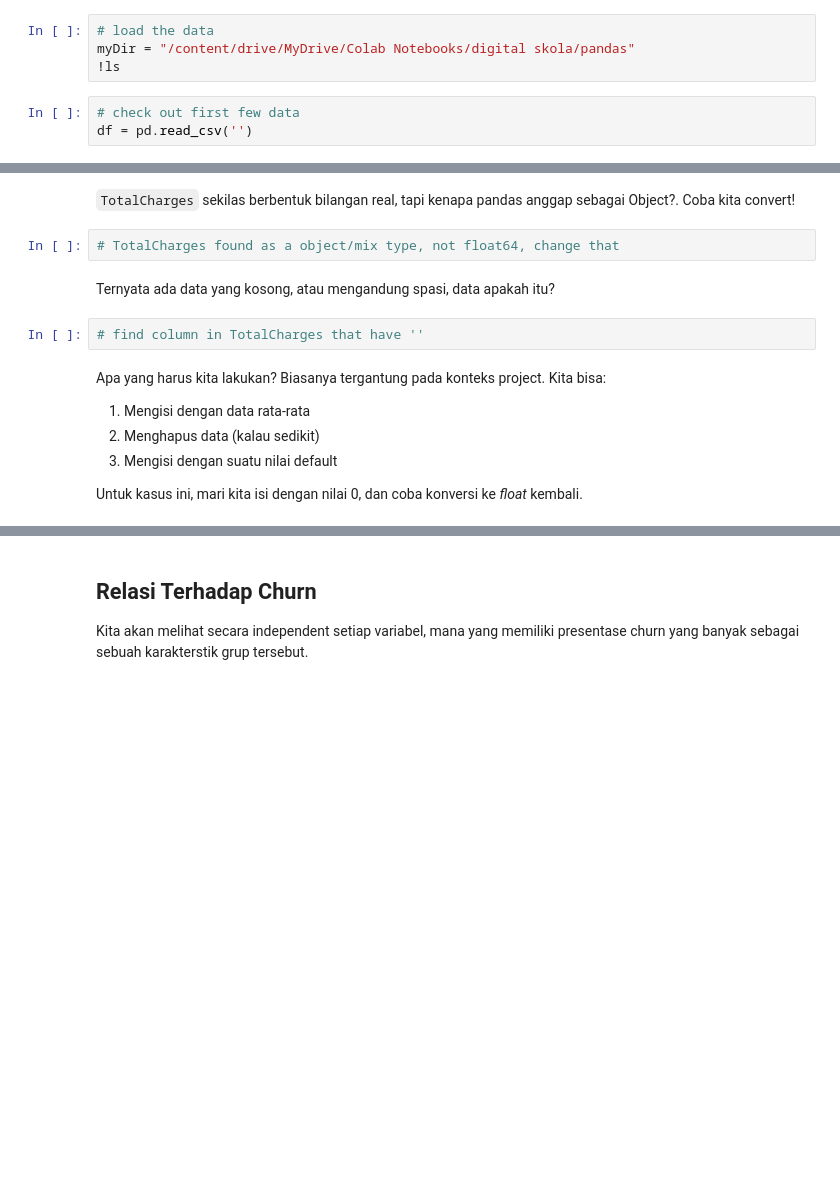
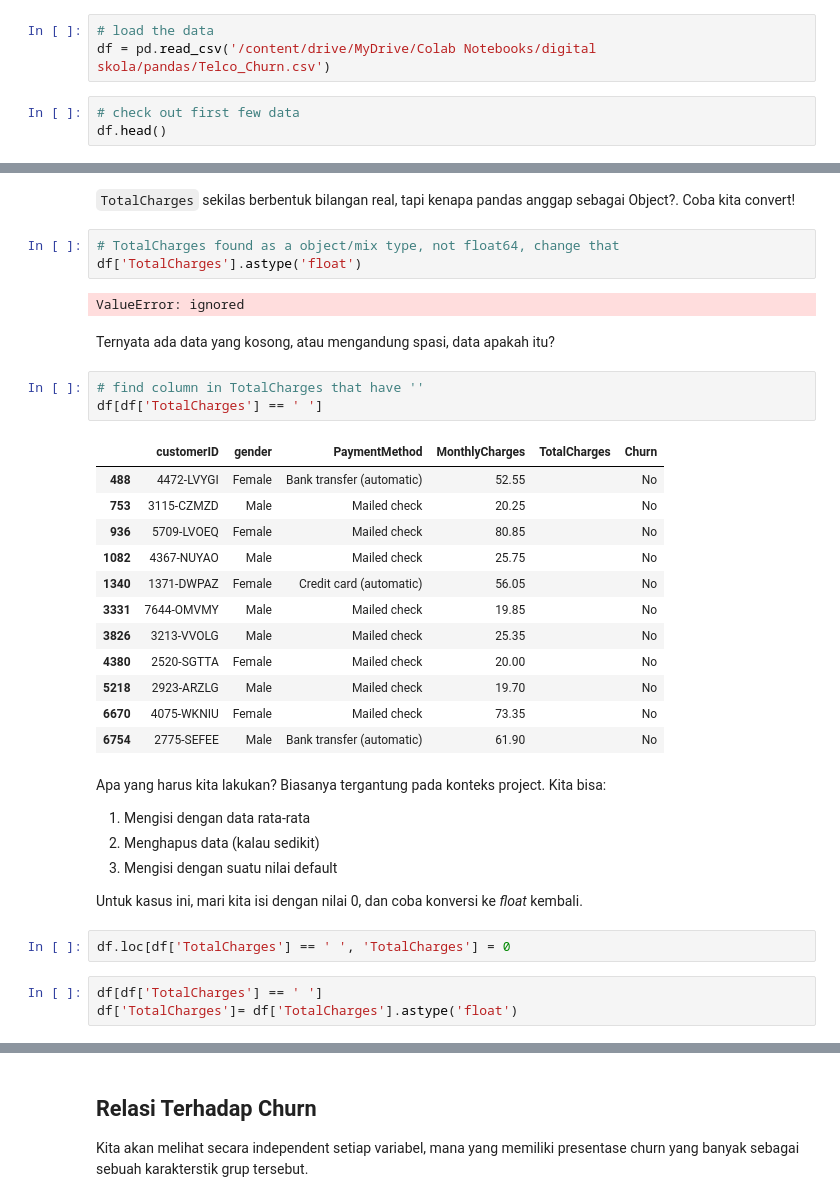
Before and after one commit to rnstr/DatatScience, a Jupyter notebook: 14_Data_Telco_Exploration_Question.ipynb, the cells around one changed output, grey strips where cells are left out. Saved outputs shown, nothing was run; the diff lists cells and outputs as text; blank space fills up the shorter version.

```diff
--- a/14_Data_Telco_Exploration_Question.ipynb
+++ b/14_Data_Telco_Exploration_Question.ipynb
@@ -28,8 +28,7 @@ import pandas as pd
 import os
 # %%
 # load the data
-myDir = "/content/drive/MyDrive/Colab Notebooks/digital skola/pandas"
-!ls
+df = pd.read_csv('/content/drive/MyDrive/Colab Notebooks/digital skola/pandas/Telco_Churn.csv')
 # %%
 # check out first few data
-df = pd.read_csv('')
+df.head()
@@ -53,10 +111,27 @@ Hmm, ada yang aneh mengenai variabel `TotalCharges`, apa ya?
 `TotalCharges` sekilas berbentuk bilangan real, tapi kenapa pandas anggap sebagai Object?. Coba kita convert!
 # %%
 # TotalCharges found as a object/mix type, not float64, change that
+df['TotalCharges'].astype('float')
+# %% [output]
+ValueError: ignored
 # %% [markdown]
 Ternyata ada data yang kosong, atau mengandung spasi, data apakah itu?
 # %%
 # find column in TotalCharges that have ''
+df[df['TotalCharges'] == ' ']
+# %% [output]
+|  | customerID | gender | PaymentMethod | MonthlyCharges | TotalCharges | Churn |
+| 488 | 4472-LVYGI | Female | Bank transfer (automatic) | 52.55 |  | No |
+| 753 | 3115-CZMZD | Male | Mailed check | 20.25 |  | No |
+| 936 | 5709-LVOEQ | Female | Mailed check | 80.85 |  | No |
+| 1082 | 4367-NUYAO | Male | Mailed check | 25.75 |  | No |
+| 1340 | 1371-DWPAZ | Female | Credit card (automatic) | 56.05 |  | No |
+| 3331 | 7644-OMVMY | Male | Mailed check | 19.85 |  | No |
+| 3826 | 3213-VVOLG | Male | Mailed check | 25.35 |  | No |
+| 4380 | 2520-SGTTA | Female | Mailed check | 20.00 |  | No |
+| 5218 | 2923-ARZLG | Male | Mailed check | 19.70 |  | No |
+| 6670 | 4075-WKNIU | Female | Mailed check | 73.35 |  | No |
+| 6754 | 2775-SEFEE | Male | Bank transfer (automatic) | 61.90 |  | No |
 # %% [markdown]
 Apa yang harus kita lakukan? Biasanya tergantung pada konteks project. Kita bisa:
 1. Mengisi dengan data rata-rata
@@ -64,5 +139,10 @@ Apa yang harus kita lakukan? Biasanya tergantung pada konteks project. Kita bisa
 3. Mengisi dengan suatu nilai default
 
 Untuk kasus ini, mari kita isi dengan nilai 0, dan coba konversi ke _float_ kembali.
+# %%
+df.loc[df['TotalCharges'] == ' ', 'TotalCharges'] = 0
+# %%
+df[df['TotalCharges'] == ' ']
+df['TotalCharges']= df['TotalCharges'].astype('float')
 # %%
 # use describe to show statistics of numerical column in df
```
Also changed, not shown: parts of 11 cells of this notebook.
